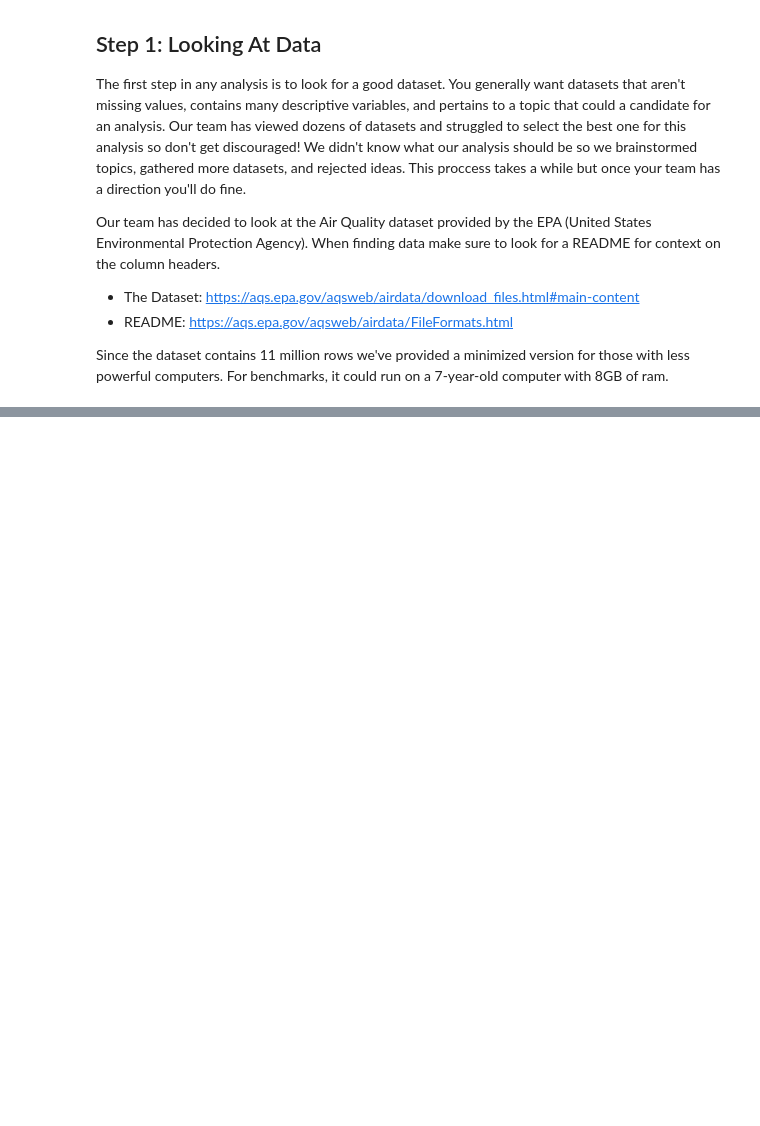
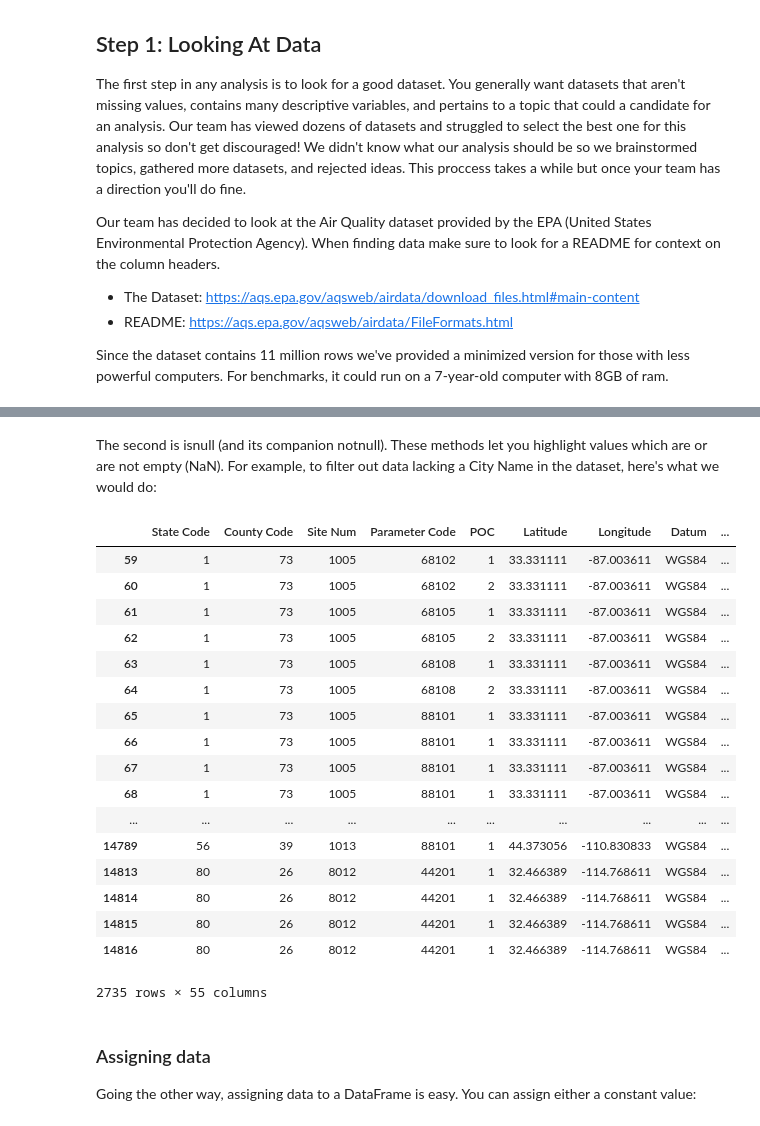
Before and after one commit to bigdatachallenge/2019_bdc_workshops, a Jupyter notebook: Week_Two_Data_Handling/Example_One.ipynb, the cells around one changed output, grey strips where cells are left out. Cells and saved outputs as stored; diff of their text form; code cells hidden in the pictures; blank space fills up the shorter version.

```diff
--- a/Week_Two_Data_Handling/Example_One.ipynb
+++ b/Week_Two_Data_Handling/Example_One.ipynb
@@ -25,6 +25,6 @@ Since the dataset contains 11 million rows we've provided a minimized version fo
 # %%
 import pandas as pd
 # %%
-data1 = pd.read_csv("datasets/annual_aqi_by_cbsa_2018.csv")
-data2 = pd.read_csv("datasets/annual_aqi_by_county_2018.csv")
-data3 = pd.read_csv("datasets/annual_conc_by_monitor_2018.csv")
+data1 = pd.read_csv("../datasets/annual_aqi_by_cbsa_2018.csv")
+data2 = pd.read_csv("../datasets/annual_aqi_by_county_2018.csv")
+data3 = pd.read_csv("../datasets/annual_conc_by_monitor_2018.csv")
@@ -48,5 +82,5 @@ NameError: name 'data1' is not defined
 # %%
 # I only want the lat lon and Datum
-data3 = data3[["Latitude","Longitude","Datum"]]
-data3.head(2)
+data3_temp = data3[["Latitude","Longitude","Datum"]]
+data3_temp.head(2)
 # %% [output]
@@ -53,0 +176,2 @@ NameError: name 'data3' is not defined
+# %%
+data3.set_index("County Code").head()
@@ -53,0 +292,26 @@ NameError: name 'data3' is not defined
+# %% [markdown]
+The second is isnull (and its companion notnull). These methods let you highlight values which are or are not empty (NaN). For example, to filter out data lacking a City Name in the dataset, here's what we would do:
+# %%
+data3.loc[data3['City Name'].isnull()]
+# %% [output]
+|  | State Code | County Code | Site Num | Parameter Code | POC | Latitude | Longitude | Datum | ... |
+| 59 | 1 | 73 | 1005 | 68102 | 1 | 33.331111 | -87.003611 | WGS84 | ... |
+| 60 | 1 | 73 | 1005 | 68102 | 2 | 33.331111 | -87.003611 | WGS84 | ... |
+| 61 | 1 | 73 | 1005 | 68105 | 1 | 33.331111 | -87.003611 | WGS84 | ... |
+| 62 | 1 | 73 | 1005 | 68105 | 2 | 33.331111 | -87.003611 | WGS84 | ... |
+| 63 | 1 | 73 | 1005 | 68108 | 1 | 33.331111 | -87.003611 | WGS84 | ... |
+| 64 | 1 | 73 | 1005 | 68108 | 2 | 33.331111 | -87.003611 | WGS84 | ... |
+| 65 | 1 | 73 | 1005 | 88101 | 1 | 33.331111 | -87.003611 | WGS84 | ... |
+| 66 | 1 | 73 | 1005 | 88101 | 1 | 33.331111 | -87.003611 | WGS84 | ... |
+| 67 | 1 | 73 | 1005 | 88101 | 1 | 33.331111 | -87.003611 | WGS84 | ... |
+| 68 | 1 | 73 | 1005 | 88101 | 1 | 33.331111 | -87.003611 | WGS84 | ... |
+| ... | ... | ... | ... | ... | ... | ... | ... | ... | ... |
+| 14789 | 56 | 39 | 1013 | 88101 | 1 | 44.373056 | -110.830833 | WGS84 | ... |
+| 14813 | 80 | 26 | 8012 | 44201 | 1 | 32.466389 | -114.768611 | WGS84 | ... |
+| 14814 | 80 | 26 | 8012 | 44201 | 1 | 32.466389 | -114.768611 | WGS84 | ... |
+| 14815 | 80 | 26 | 8012 | 44201 | 1 | 32.466389 | -114.768611 | WGS84 | ... |
+| 14816 | 80 | 26 | 8012 | 44201 | 1 | 32.466389 | -114.768611 | WGS84 | ... |
+2735 rows × 55 columns
+# %% [markdown]
+### Assigning data
+Going the other way, assigning data to a DataFrame is easy. You can assign either a constant value:
```
Also changed, not shown: parts of 38 cells of this notebook.
